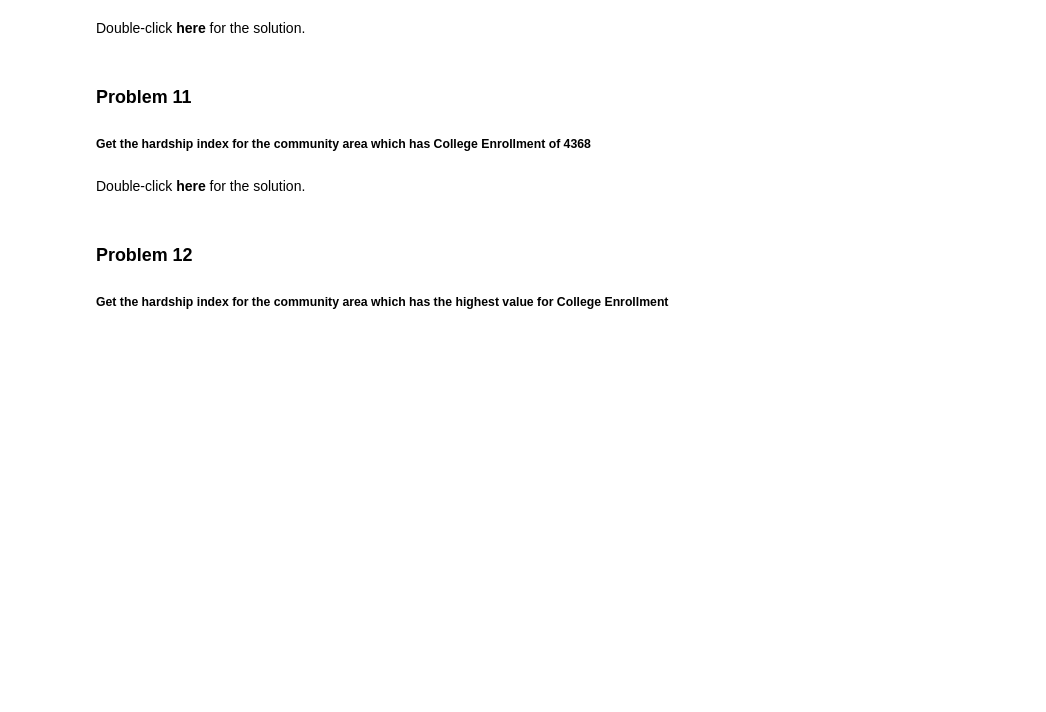
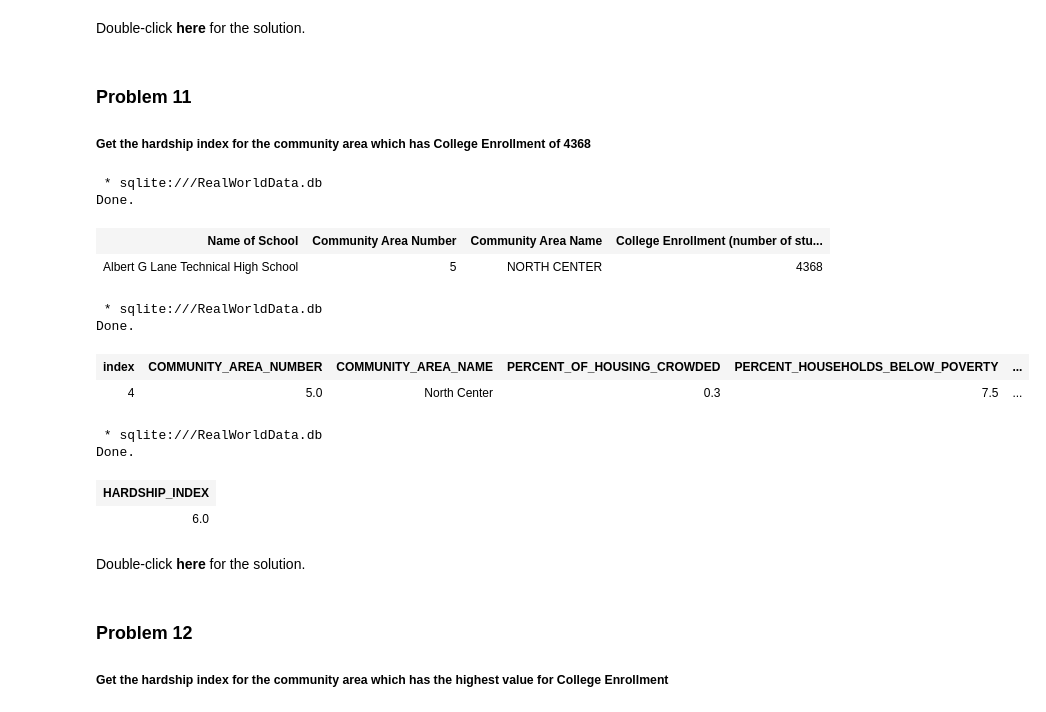
Before and after one commit to Madbubbl3/IBM-Data-Science-Professional-Certificate, a Jupyter notebook: Course 4/Working with a real world data-set.ipynb, the cells around one changed output. Cells and saved outputs as stored; diff of their text form; code cells hidden in the pictures; blank space fills up the shorter version.

```diff
--- a/Course 4/Working with a real world data-set.ipynb
+++ b/Course 4/Working with a real world data-set.ipynb
@@ -576,3 +574,32 @@ LIMIT 5
+# %%
+%%sql
+select "Name of School", "Community Area Number", "Community Area Name", "College Enrollment (number of students) " from school
+where "College Enrollment (number of students) " = 4368;
+# %% [output]
+ * sqlite:///RealWorldData.db
+Done.
+| Name of School | Community Area Number | Community Area Name | College Enrollment (number of stu... |
+| Albert G Lane Technical High School | 5 | NORTH CENTER | 4368 |
+# %%
+%%sql
+select * from CensusData
+where "COMMUNITY_AREA_NUMBER" = 5;
+# %% [output]
+ * sqlite:///RealWorldData.db
+Done.
+| index | COMMUNITY_AREA_NUMBER | COMMUNITY_AREA_NAME | PERCENT_OF_HOUSING_CROWDED | PERCENT_HOUSEHOLDS_BELOW_POVERTY | ... |
+| 4 | 5.0 | North Center | 0.3 | 7.5 | ... |
+# %%
+%%sql
+select "HARDSHIP_INDEX"
+from "CensusData" CD, "SCHOOL" SC
+where SC."College Enrollment (number of students) " = 4368
+and CD."COMMUNITY_AREA_NUMBER" = SC."Community Area NUMBER";
+# %% [output]
+ * sqlite:///RealWorldData.db
+Done.
+| HARDSHIP_INDEX |
+| 6.0 |
 # %% [markdown]
 Double-click **here** for the solution.
 
```
Also changed, not shown: parts of 5 cells of this notebook, 4 other files.
